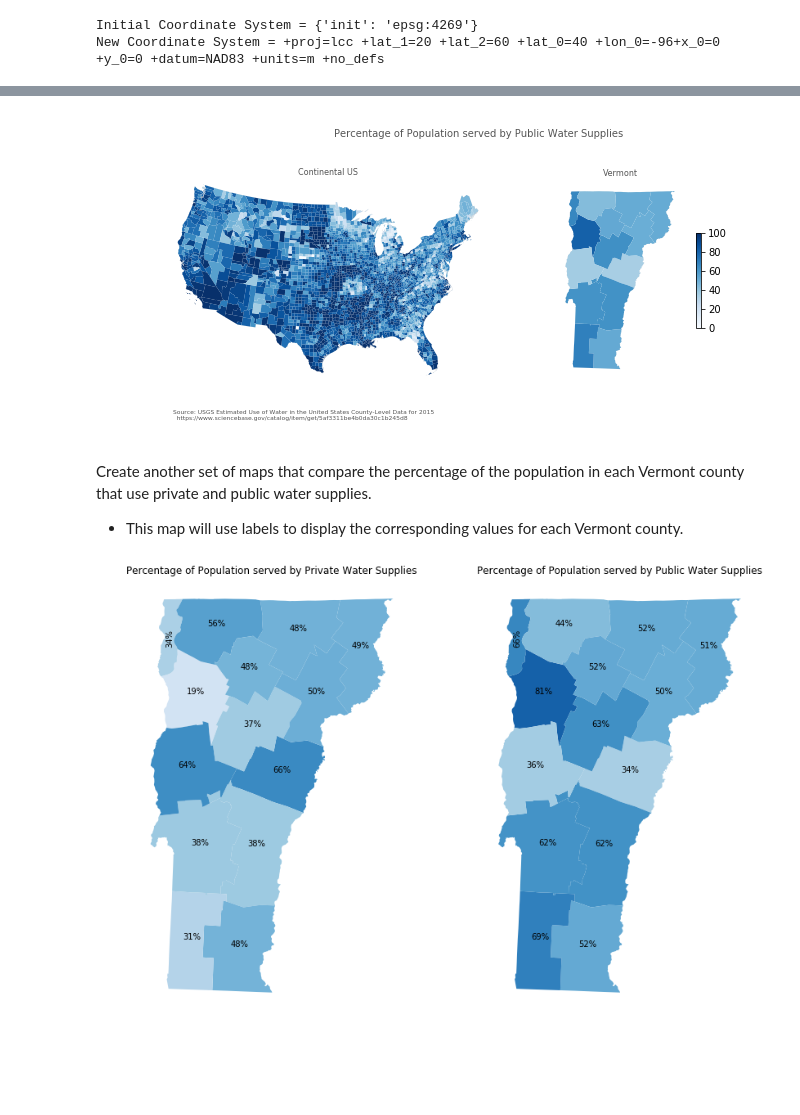
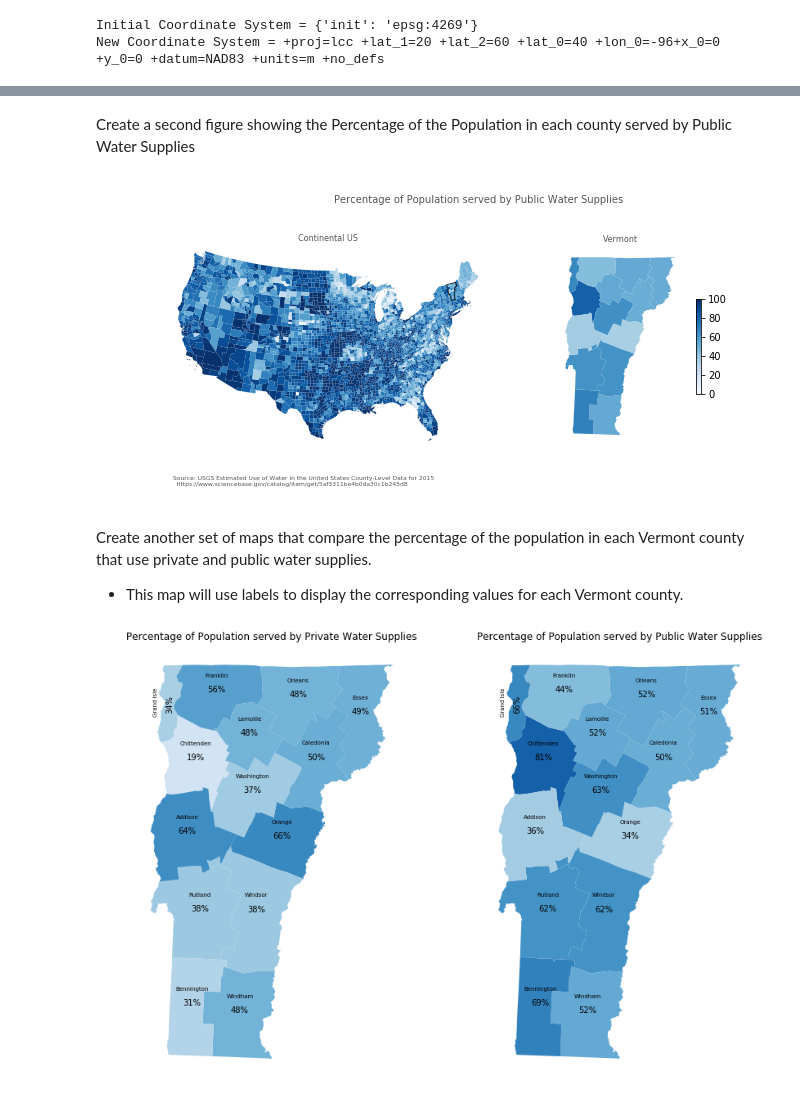
Before and after one commit to CDowey/USWaterUse, a Jupyter notebook: USGS Water Use 2015 by County.ipynb, the cells around one changed output, grey strips where cells are left out. Cells and saved outputs as stored; diff of their text form; code cells hidden in the pictures; blank space fills up the shorter version.

Commit message:
Update USGS Water Use 2015 by County.ipynb
added labels

```diff
--- a/USGS Water Use 2015 by County.ipynb
+++ b/USGS Water Use 2015 by County.ipynb
@@ -101,5 +104,5 @@ The 'un-joined' counties are from American Samoa (60), Guam (66), and Commonweal
 # %%
-US_county_water_use = US_county_water_use[~US_county_water_use['COUNTYFIPS'].isnull()]
+US_county_water_use = US_county_water_use[~US_county_water_use['FIPS'].isnull()]
 # %% [markdown]
 #### Water-Use Data
 
@@ -124,15 +127,15 @@ print(sum(round(US_county_water_use['DO-SSPop'] + US_county_water_use['PS-TOPop'
 # %% [output]
 0.0
 # %%
-#Calculate percentage of population served by private water supplies in each county
-US_county_water_use['Per_Private'] = US_county_water_use['DO-SSPop']/US_county_water_use['TP-TotPop']*100
+# Calculate percentage of population served by private water supplies in each county
+US_county_water_use['Per_Private'] = (US_county_water_use['DO-SSPop']/US_county_water_use['TP-TotPop'])*100
 
-#Calculate percentage of population served by public water supplies in each county
-US_county_water_use['Per_Public'] = US_county_water_use['PS-TOPop']/US_county_water_use['TP-TotPop']*100
+# Calculate percentage of population served by public water supplies in each county
+US_county_water_use['Per_Public'] = (US_county_water_use['PS-TOPop']/US_county_water_use['TP-TotPop'])*100
 
-#Update dictionary
-water_use_dict['Per_Private'] = '[Percentage of Population served by private water supplies]'
-water_use_dict['Per_Public'] = '[Percentage of Population served by public water supplies]'
+# Update dictionary with new column abbreviations and descriptions
+water_use_dict['Per_Private'] = "['Percentage of Population served by private water supplies']"
+water_use_dict['Per_Public'] = "['Percentage of Population served by public water supplies']"
 # %% [markdown]
 ## Mapping
 #### Coordinate Systems
@@ -166,4 +169,4 @@ remove_regions = ['02', '15', '72', '78']
 US_county_water_use = US_county_water_use.loc[~(US_county_water_use['STATEFP'].isin(remove_regions))]
 
 # Filter for Vermont counties
-Vermont_water_use_2015 = US_county_water_use[US_county_water_use['STATE'] == 'VT']
+Vermont_water_use_2015 = US_county_water_use.loc[US_county_water_use['STATE'] == 'VT'].copy()
@@ -222,3 +231,5 @@ cbar = fig.colorbar(sm, orientation = 'vertical', shrink = 0.35, pad = 0.1)
+# %% [markdown]
+Create a second figure showing the Percentage of the Population in each county served by Public Water Supplies
 # %%
 fig2 = plt.figure()
 
@@ -232,8 +243,9 @@ vmin, vmax = 0, 100     #These values set the max and min of the color ramp and
 # Plot Chloropleth map of water use by county for continental US on ax1
 US_county_water_use.plot(column = 'Per_Public', ax = ax1, cmap = 'Blues', linewidth = 0, vmin = vmin, vmax = vmax)
 Con_US_Outline.plot(ax = ax1, facecolor="none", edgecolor = '#bfbfbf', linewidth = 0.05)
+VT_NALCC.plot(ax = ax1, facecolor="none", edgecolor = '#000000', linewidth = .65)
 
-Vermont_water_use_2015.plot(column = 'Per_Public', ax = ax2, cmap = 'Blues', linewidth = 0, vmin = vmin, vmax = vmax)
+Vermont_water_use_2015_SP.plot(column = 'Per_Public', ax = ax2, cmap = 'Blues', linewidth = 0, vmin = vmin, vmax = vmax)
 VT.plot(ax = ax2, facecolor = 'none', edgecolor = '#bfbfbf', linewidth = 0.05)
 
 #remove axis
@@ -255,42 +267,68 @@ sm._A = []
 # add the colorbar to the figure
 cbar = fig2.colorbar(sm, orientation = 'vertical', shrink = 0.35, pad = 0.1)
 # %% [output]
-[figure, old version]
+[figure, new version]
 # %% [markdown]
 Create another set of maps that compare the percentage of the population in each Vermont county that use private and public water supplies.
 - This map will use labels to display the corresponding values for each Vermont county.
 # %%
 plt.rcParams['figure.figsize'] = 15, 15
 fig3 = plt.figure()
 
 ax1 = plt.subplot2grid((10,10), (0, 0), rowspan = 10, colspan = 4)
 ax2 = plt.subplot2grid((10,10), (0, 5), rowspan = 10, colspan = 4)
 ax1.set_aspect('equal')
 ax2.set_aspect('equal')
 ax1.axis('off')
 ax2.axis('off')
 ax1.set_title('Percentage of Population served by Private Water Supplies')
 ax2.set_title('Percentage of Population served by Public Water Supplies')
 
 
-Vermont_water_use_2015.plot(column = 'Per_Private', ax = ax1, cmap = 'Blues', linewidth = 0, vmin = vmin, vmax = vmax)
-Vermont_water_use_2015.plot(column = 'Per_Public', ax = ax2, cmap = 'Blues', linewidth = 0, vmin = vmin, vmax = vmax)
+Vermont_water_use_2015_SP.plot(column = 'Per_Private', ax = ax1, cmap = 'Blues', linewidth = 0, vmin = vmin, vmax = vmax)
+Vermont_water_use_2015_SP.plot(column = 'Per_Public', ax = ax2, cmap = 'Blues', linewidth = 0, vmin = vmin, vmax = vmax)
 
 # Use the geopandas method centroid to create coordinates for label placement
 # Round the values to the nearest tenth of a percent
-Vermont_water_use_2015['Per_Private'] = Vermont_water_use_2015['Per_Private'].round().astype('int')
-Vermont_water_use_2015['Per_Public'] = Vermont_water_use_2015['Per_Public'].round().astype('int')
+Vermont_water_use_2015_SP['Per_Private'] = Vermont_water_use_2015['Per_Private'].round().astype('int')
+Vermont_water_use_2015_SP['Per_Public'] = Vermont_water_use_2015['Per_Public'].round().astype('int')
 #Dictionary for label rotation
-label_rot = dict(zip(Vermont_water_use_2015['NAME'],[0] * len(Vermont_water_use_2015)))
+label_rot = dict(zip(Vermont_water_use_2015_SP['NAME'],[0] * len(Vermont_water_use_2015)))
 label_rot['Grand Isle'] = 90
 
-Vermont_water_use_2015.apply(lambda x: ax1.annotate(s=((str(x.Per_Private)) + '%'),
+# Add annotations/labels
+# County Names
+vertical_county_label_offset = 35000
+horizontal_county_label_offset = -30000
+
+# Dictionary for county label offset
+vertical_label_offset = dict(zip(Vermont_water_use_2015_SP['NAME'],[vertical_county_label_offset] * len(Vermont_water_use_2015)))
+vertical_label_offset['Grand Isle'] = 0
+horizontal_label_offset = dict(zip(Vermont_water_use_2015['NAME'],[0] * len(Vermont_water_use_2015)))
+horizontal_label_offset['Grand Isle'] = horizontal_county_label_offset
+
+Vermont_water_use_2015_SP.apply(lambda x: ax1.annotate(s=(str(x.NAME)),
+                                                    xy=x.geometry.centroid.coords[0],
+                                                    xytext=((x.geometry.centroid.coords[0][0] + horizontal_label_offset[x.NAME]),
+                                                            (x.geometry.centroid.coords[0][1] + vertical_label_offset[x.NAME])),
+                                                    rotation = label_rot[x.NAME], fontsize = 7,
+                                                    ha='center', va = 'center'), axis=1);
+
+Vermont_water_use_2015_SP.apply(lambda x: ax2.annotate(s=(str(x.NAME)),
+                                                    xy=x.geometry.centroid.coords[0],
+                                                    xytext=((x.geometry.centroid.coords[0][0] + horizontal_label_offset[x.NAME]),
+                                                            (x.geometry.centroid.coords[0][1] + vertical_label_offset[x.NAME])),
+                                                    rotation = label_rot[x.NAME], fontsize = 7,
+                                                    ha='center', va = 'center'), axis=1);
+# Percentage Labels
+Vermont_water_use_2015_SP.apply(lambda x: ax1.annotate(s=(str(x.Per_Private) + '%'),
                                                     xy=x.geometry.centroid.coords[0],
                                                     rotation = label_rot[x.NAME],
                                                     ha='center'), axis=1);
-Vermont_water_use_2015.apply(lambda x: ax2.annotate(s=((str(x.Per_Public)) + '%'),
+
+Vermont_water_use_2015_SP.apply(lambda x: ax2.annotate(s=((str(x.Per_Public)) + '%'),
                                                     xy=x.geometry.centroid.coords[0],
                                                     rotation = label_rot[x.NAME],
                                                     ha='center'), axis=1);
 # %% [output]
-[figure, old version]
+[figure, new version]
```
Also changed, not shown: parts of 13 cells of this notebook.
